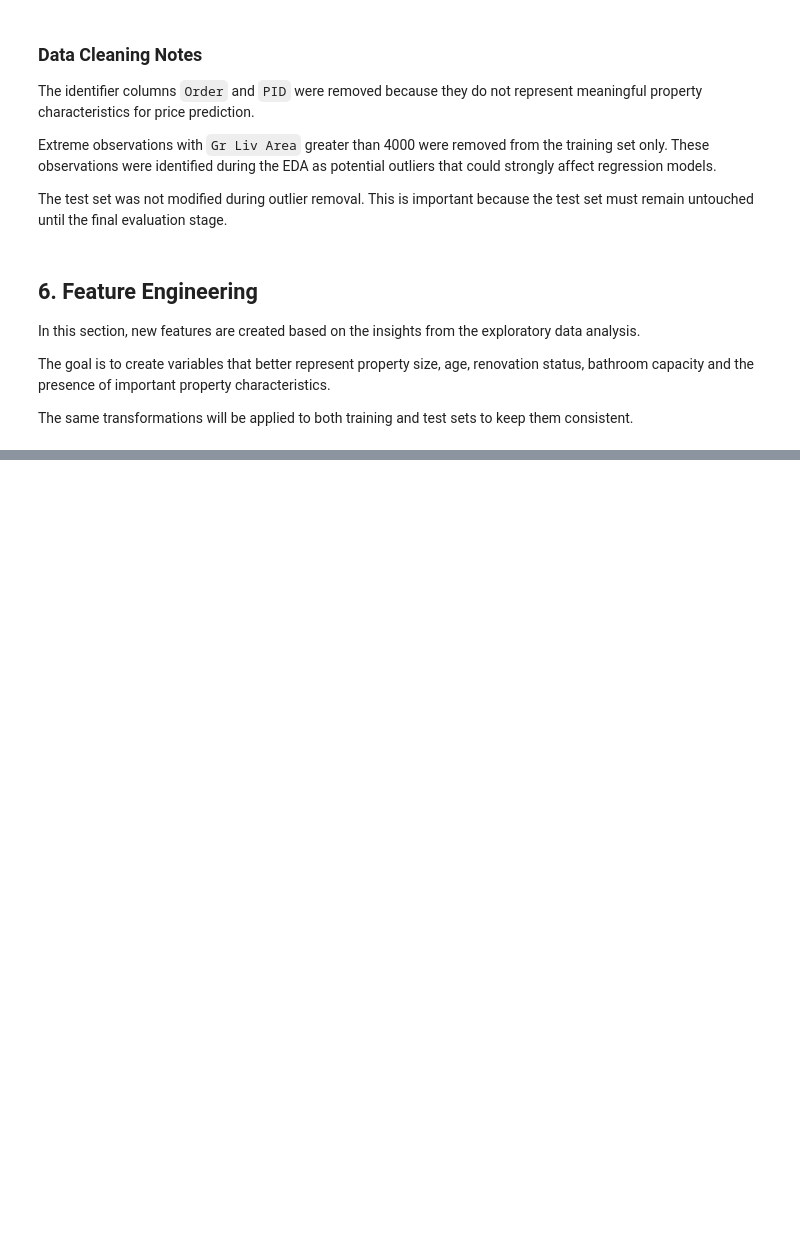
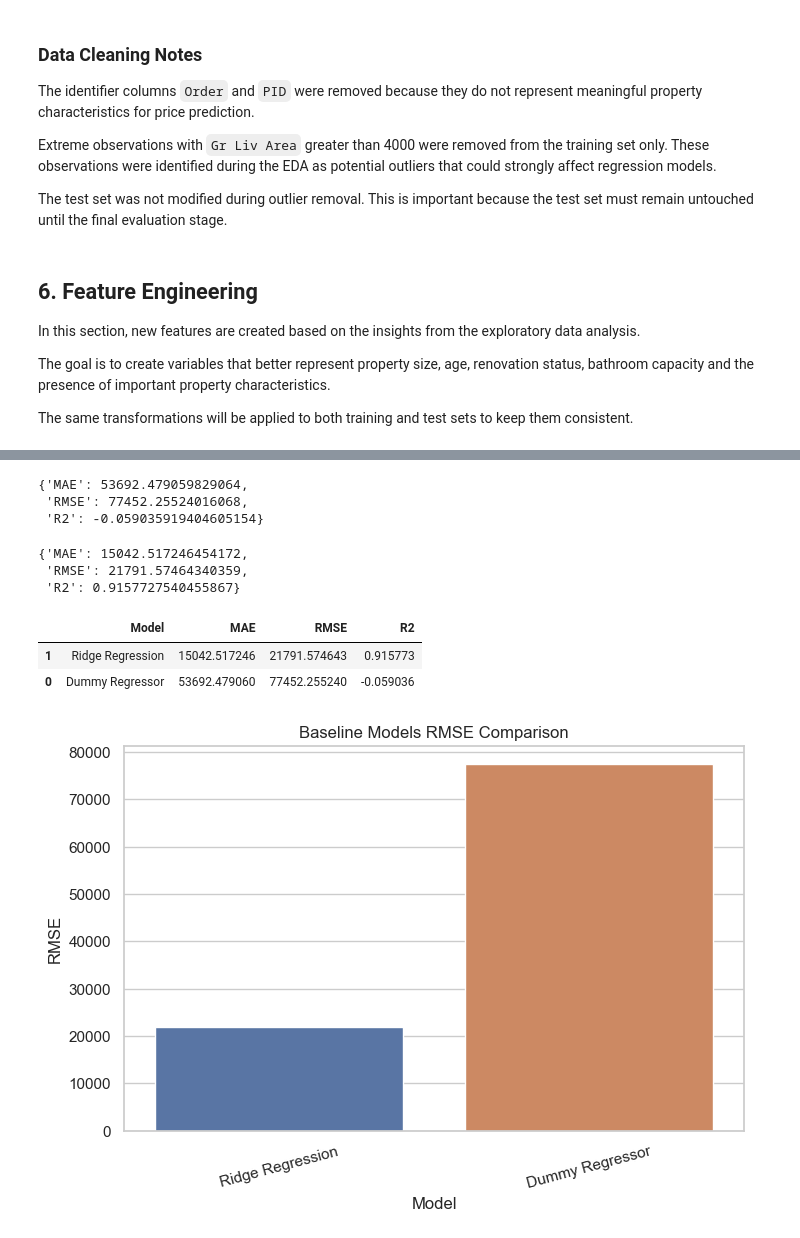
Before and after one commit to sanches-davi/ames-housing-price-prediction, a Jupyter notebook: notebooks/2. Modelling.ipynb, the cells around one changed output, grey strips where cells are left out. Cells and saved outputs as stored; diff of their text form; code cells hidden in the pictures; blank space fills up the shorter version.

```diff
--- a/notebooks/2. Modelling.ipynb
+++ b/notebooks/2. Modelling.ipynb
@@ -186,0 +446,59 @@ The same transformations will be applied to both training and test sets to keep
+# %%
+dummy_results = evaluate_model_cv(
+    dummy_pipeline,
+    X_train_fe,
+    y_train_clean,
+    cv=5
+)
+
+dummy_results
+# %% [output]
+{'MAE': 53692.479059829064,
+ 'RMSE': 77452.25524016068,
+ 'R2': -0.059035919404605154}
+# %%
+ridge_pipeline = Pipeline(steps=[
+    ("preprocessor", preprocessor),
+    ("model", Ridge(alpha=1.0))
+])
+# %%
+ridge_results = evaluate_model_cv(
+    ridge_pipeline,
+    X_train_fe,
+    y_train_clean,
+    cv=5
+)
+
+ridge_results
+# %% [output]
+{'MAE': 15042.517246454172,
+ 'RMSE': 21791.57464340359,
+ 'R2': 0.9157727540455867}
+# %%
+baseline_results = pd.DataFrame({
+    "Model": ["Dummy Regressor", "Ridge Regression"],
+    "MAE": [dummy_results["MAE"], ridge_results["MAE"]],
+    "RMSE": [dummy_results["RMSE"], ridge_results["RMSE"]],
+    "R2": [dummy_results["R2"], ridge_results["R2"]]
+})
+
+baseline_results = baseline_results.sort_values(by="RMSE", ascending=True)
+baseline_results
+# %% [output]
+|  | Model | MAE | RMSE | R2 |
+| 1 | Ridge Regression | 15042.517246 | 21791.574643 | 0.915773 |
+| 0 | Dummy Regressor | 53692.479060 | 77452.255240 | -0.059036 |
+# %%
+plt.figure(figsize=(8, 5))
+sns.barplot(
+    data=baseline_results,
+    x="Model",
+    y="RMSE"
+)
+plt.title("Baseline Models RMSE Comparison")
+plt.xlabel("Model")
+plt.ylabel("RMSE")
+plt.xticks(rotation=15)
+plt.show()
+# %% [output]
+[figure, added]
```
Also changed, not shown: parts of 25 cells of this notebook.
